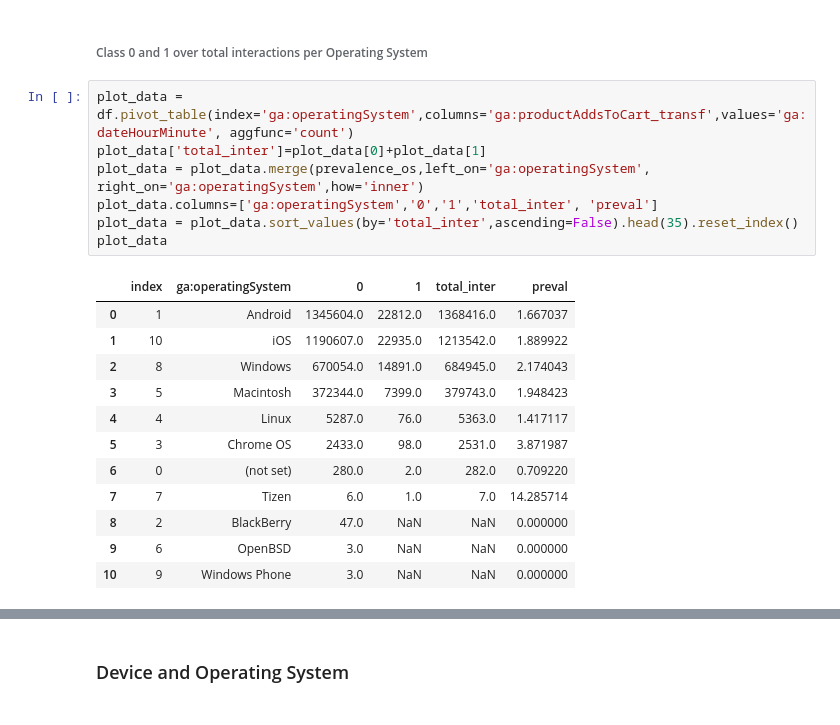
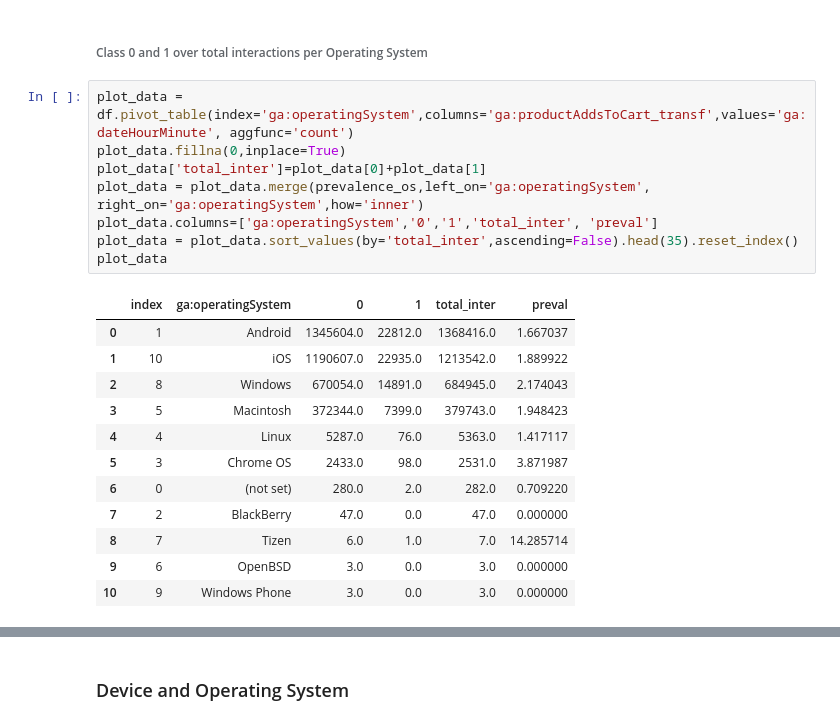
Before and after one commit to Laurajmoreno/ML_and_CRO, a Jupyter notebook: CATEGORICAL DATA - DATA EXPLORATION AND FEATURE ENGINEERING-fulldata.ipynb, the cells around one changed output, grey strips where cells are left out. Cells and saved outputs as stored; diff of their text form.

```diff
--- a/CATEGORICAL DATA - DATA EXPLORATION AND FEATURE ENGINEERING-fulldata.ipynb
+++ b/CATEGORICAL DATA - DATA EXPLORATION AND FEATURE ENGINEERING-fulldata.ipynb
@@ -3273,24 +3273,25 @@ dtype: float64
 ###### Class 0 and 1 over total interactions per Operating System
 # %%
 plot_data = df.pivot_table(index='ga:operatingSystem',columns='ga:productAddsToCart_transf',values='ga:dateHourMinute', aggfunc='count')
+plot_data.fillna(0,inplace=True)
 plot_data['total_inter']=plot_data[0]+plot_data[1]
 plot_data = plot_data.merge(prevalence_os,left_on='ga:operatingSystem', right_on='ga:operatingSystem',how='inner')
 plot_data.columns=['ga:operatingSystem','0','1','total_inter', 'preval']
 plot_data = plot_data.sort_values(by='total_inter',ascending=False).head(35).reset_index()
 plot_data
 # %% [output]
 |  | index | ga:operatingSystem | 0 | 1 | total_inter | preval |
 | 0 | 1 | Android | 1345604.0 | 22812.0 | 1368416.0 | 1.667037 |
 | 1 | 10 | iOS | 1190607.0 | 22935.0 | 1213542.0 | 1.889922 |
 | 2 | 8 | Windows | 670054.0 | 14891.0 | 684945.0 | 2.174043 |
 | 3 | 5 | Macintosh | 372344.0 | 7399.0 | 379743.0 | 1.948423 |
 | 4 | 4 | Linux | 5287.0 | 76.0 | 5363.0 | 1.417117 |
 | 5 | 3 | Chrome OS | 2433.0 | 98.0 | 2531.0 | 3.871987 |
 | 6 | 0 | (not set) | 280.0 | 2.0 | 282.0 | 0.709220 |
-| 7 | 7 | Tizen | 6.0 | 1.0 | 7.0 | 14.285714 |
-| 8 | 2 | BlackBerry | 47.0 | NaN | NaN | 0.000000 |
-| 9 | 6 | OpenBSD | 3.0 | NaN | NaN | 0.000000 |
-| 10 | 9 | Windows Phone | 3.0 | NaN | NaN | 0.000000 |
+| 7 | 2 | BlackBerry | 47.0 | 0.0 | 47.0 | 0.000000 |
+| 8 | 7 | Tizen | 6.0 | 1.0 | 7.0 | 14.285714 |
+| 9 | 6 | OpenBSD | 3.0 | 0.0 | 3.0 | 0.000000 |
+| 10 | 9 | Windows Phone | 3.0 | 0.0 | 3.0 | 0.000000 |
 # %%
 #Set general plot properties
 sns.set_style("white")
```
Also changed, not shown: parts of 3 cells of this notebook, 1 other file.
